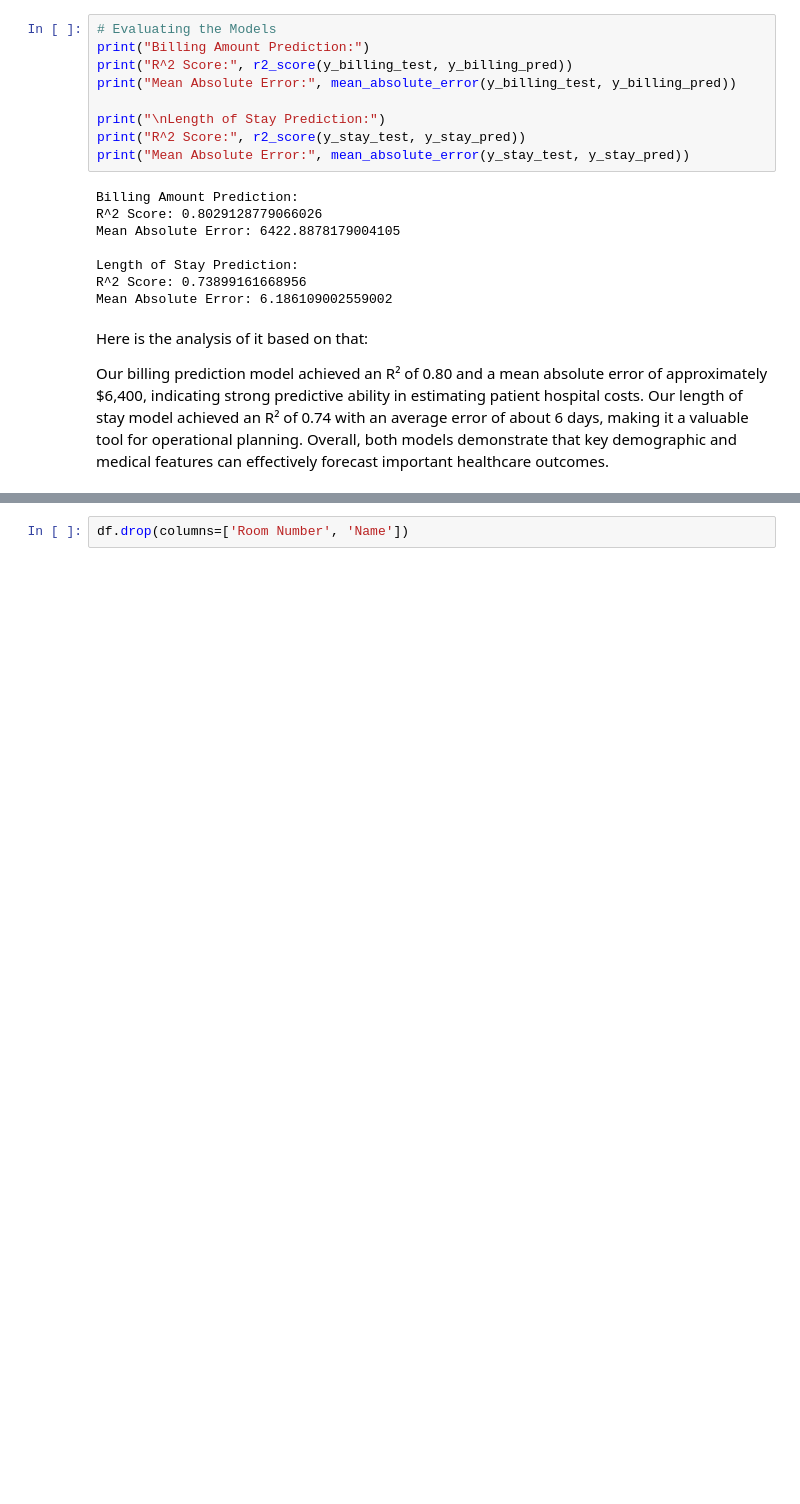
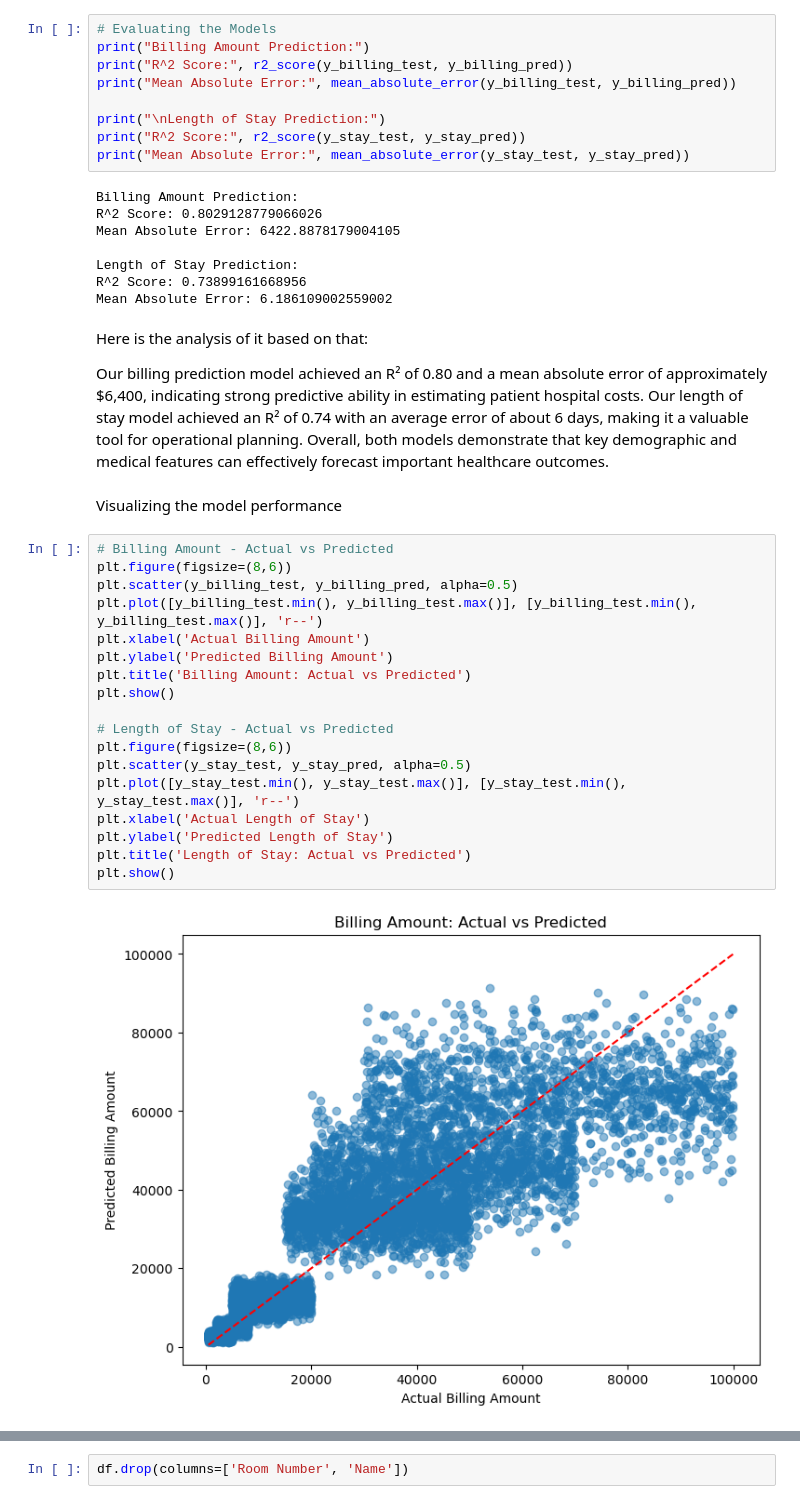
Before and after one commit to setripper/datathon2025, a Jupyter notebook: main.ipynb, the cells around one changed output, grey strips where cells are left out. Saved outputs shown, nothing was run; the diff lists cells and outputs as text; blank space fills up the shorter version.

Commit message:
visualization

```diff
--- a/main.ipynb
+++ b/main.ipynb
@@ -149,3 +149,25 @@ Here is the analysis of it based on that:
 Our billing prediction model achieved an R² of 0.80 and a mean absolute error of approximately $6,400, indicating strong predictive ability in estimating patient hospital costs.
 Our length of stay model achieved an R² of 0.74 with an average error of about 6 days, making it a valuable tool for operational planning.
 Overall, both models demonstrate that key demographic and medical features can effectively forecast important healthcare outcomes.
+# %% [markdown]
+Visualizing the model performance
+# %%
+# Billing Amount - Actual vs Predicted
+plt.figure(figsize=(8,6))
+plt.scatter(y_billing_test, y_billing_pred, alpha=0.5)
+plt.plot([y_billing_test.min(), y_billing_test.max()], [y_billing_test.min(), y_billing_test.max()], 'r--')
+plt.xlabel('Actual Billing Amount')
+plt.ylabel('Predicted Billing Amount')
+plt.title('Billing Amount: Actual vs Predicted')
+plt.show()
+
+# Length of Stay - Actual vs Predicted
+plt.figure(figsize=(8,6))
+plt.scatter(y_stay_test, y_stay_pred, alpha=0.5)
+plt.plot([y_stay_test.min(), y_stay_test.max()], [y_stay_test.min(), y_stay_test.max()], 'r--')
+plt.xlabel('Actual Length of Stay')
+plt.ylabel('Predicted Length of Stay')
+plt.title('Length of Stay: Actual vs Predicted')
+plt.show()
+# %% [output]
+[figure, added]
```
Also changed, not shown: parts of 2 cells of this notebook.
